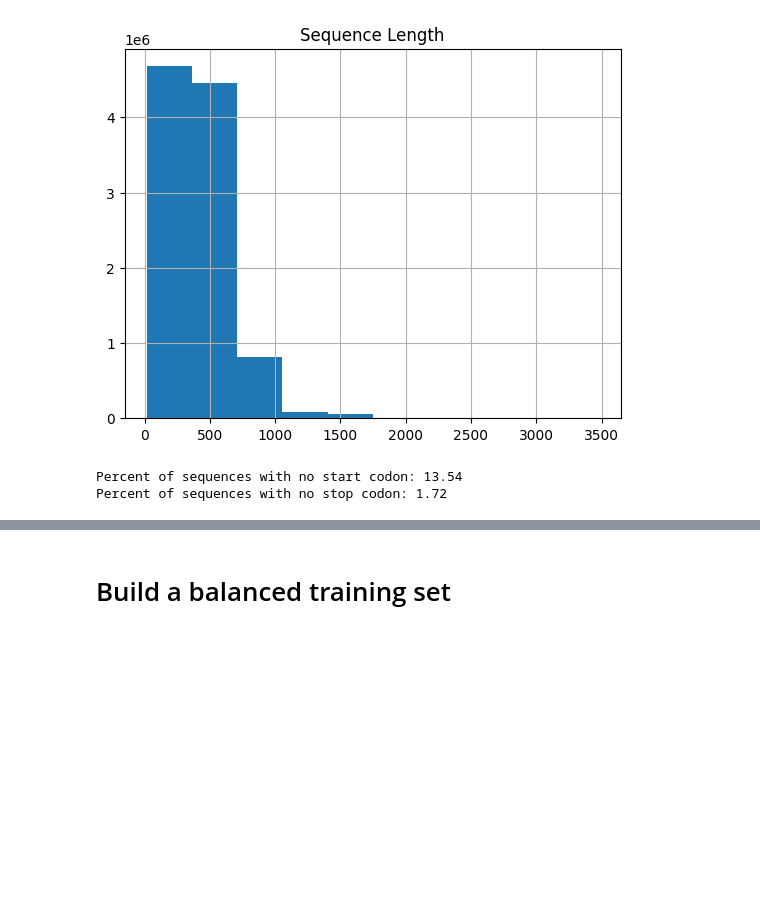
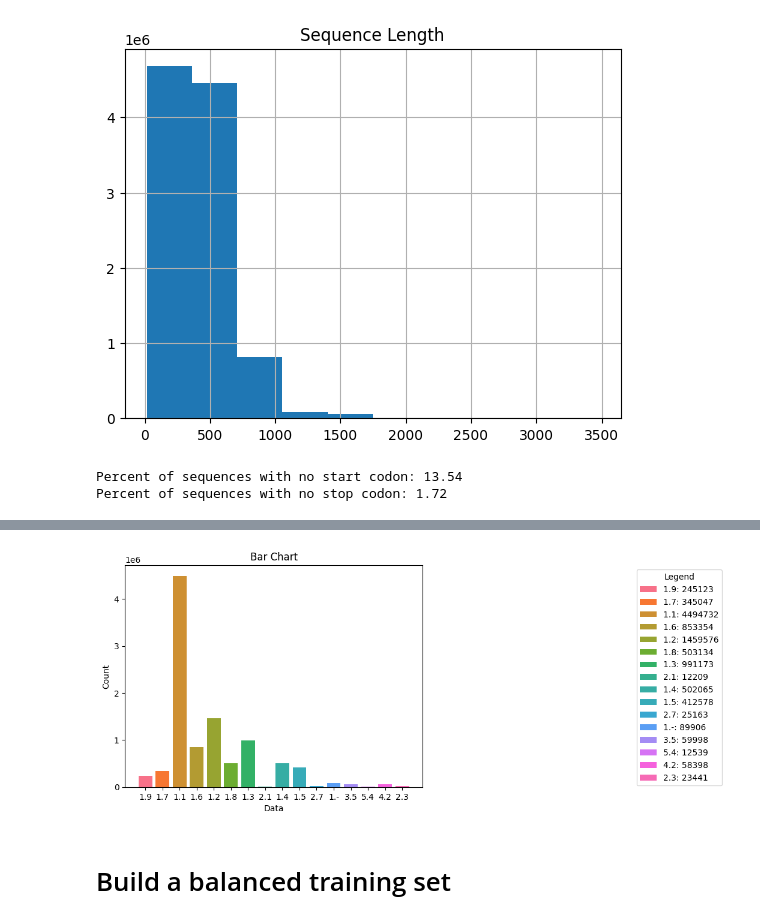
Before and after one commit to aayyah3/Genslm-ESM-Pepmlm, a Jupyter notebook: examples/ec/data.ipynb, the cells around one changed output, grey strips where cells are left out. Cells and saved outputs as stored; diff of their text form; code cells hidden in the pictures; blank space fills up the shorter version.

Commit message:
data notebook

```diff
--- a/examples/ec/data.ipynb
+++ b/examples/ec/data.ipynb
@@ -120,3 +120,5 @@ print("Percent of sequences with no stop codon:", round(num_no_stop_codon / len(
 # %% [output]
 Percent of sequences with no start codon: 13.54
 Percent of sequences with no stop codon: 1.72
+# %%
+labels = np.array([label[:3] for label in ec_numbers])
@@ -123,3 +145,28 @@ Percent of sequences with no stop codon: 1.72
+# %%
+import matplotlib.pyplot as plt
+import seaborn as sns
+
+# data = {'1.9': 245123, '1.7': 345047, '1.1': 4494732, '1.6': 853354, '1.2': 1459576,
+#         '1.8': 503134, '1.3': 991173, '2.1': 12209, '1.4': 502065, '1.5': 412578,
+#         '2.7': 25163, '1.-': 89906, '3.5': 59998, '5.4': 12539, '4.2': 58398, '2.3': 23441}
+data = Counter(labels)
+keys = list(data.keys())
+values = list(data.values())
+
+# Use a categorical color palette
+colors = sns.color_palette('husl', n_colors=len(keys))
+
+bars = plt.bar(keys, values, color=colors)
+plt.xlabel('Data')
+plt.ylabel('Count')
+plt.title('Bar Chart')
+
+legend_labels = [f'{key}: {value}' for key, value in zip(keys, values)]
+plt.legend(bars, legend_labels, title='Legend', loc='upper right', bbox_to_anchor=(2.02, 1))
+
+plt.show()
+# %% [output]
+[figure, added]
 # %% [markdown]
 # Build a balanced training set
 # %%
```
Also changed, not shown: parts of 1 cell of this notebook.
